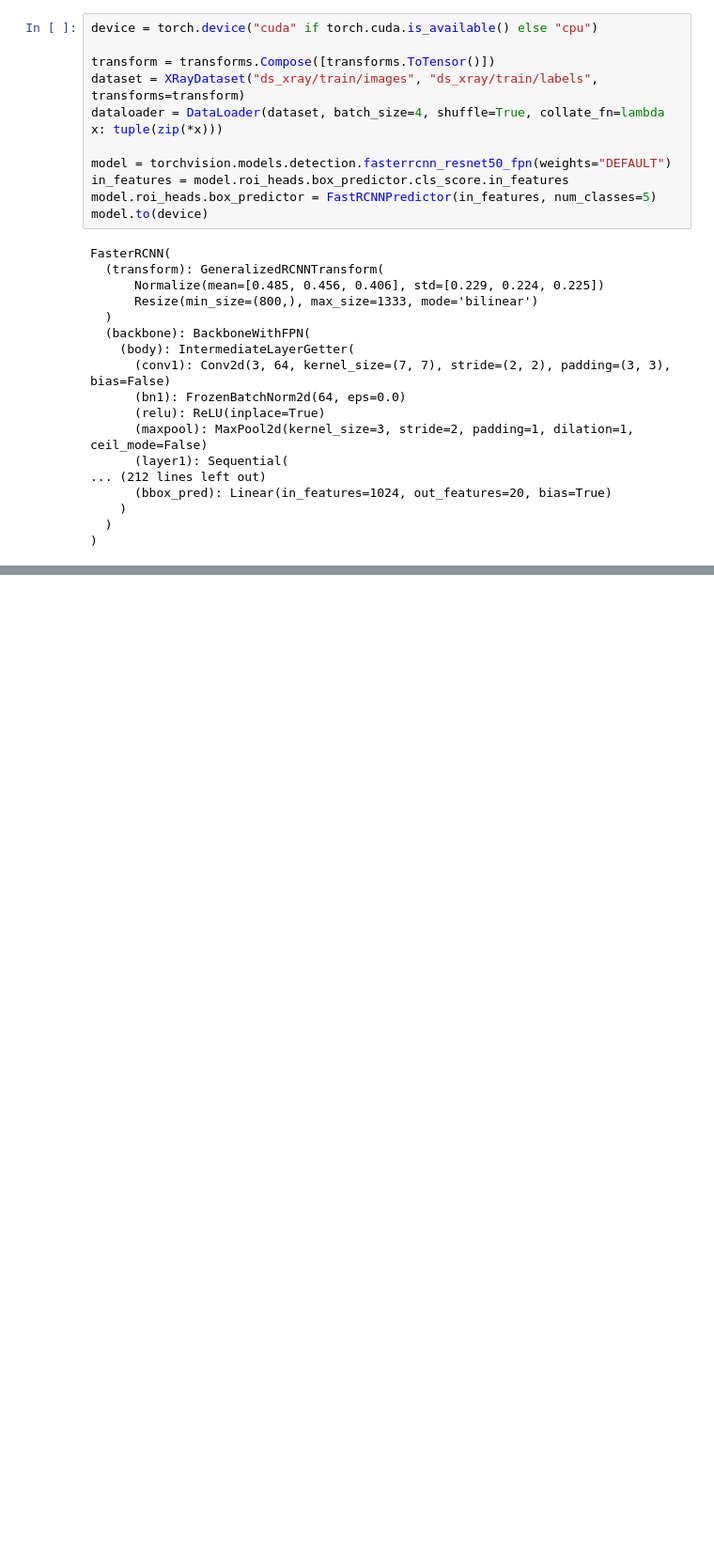
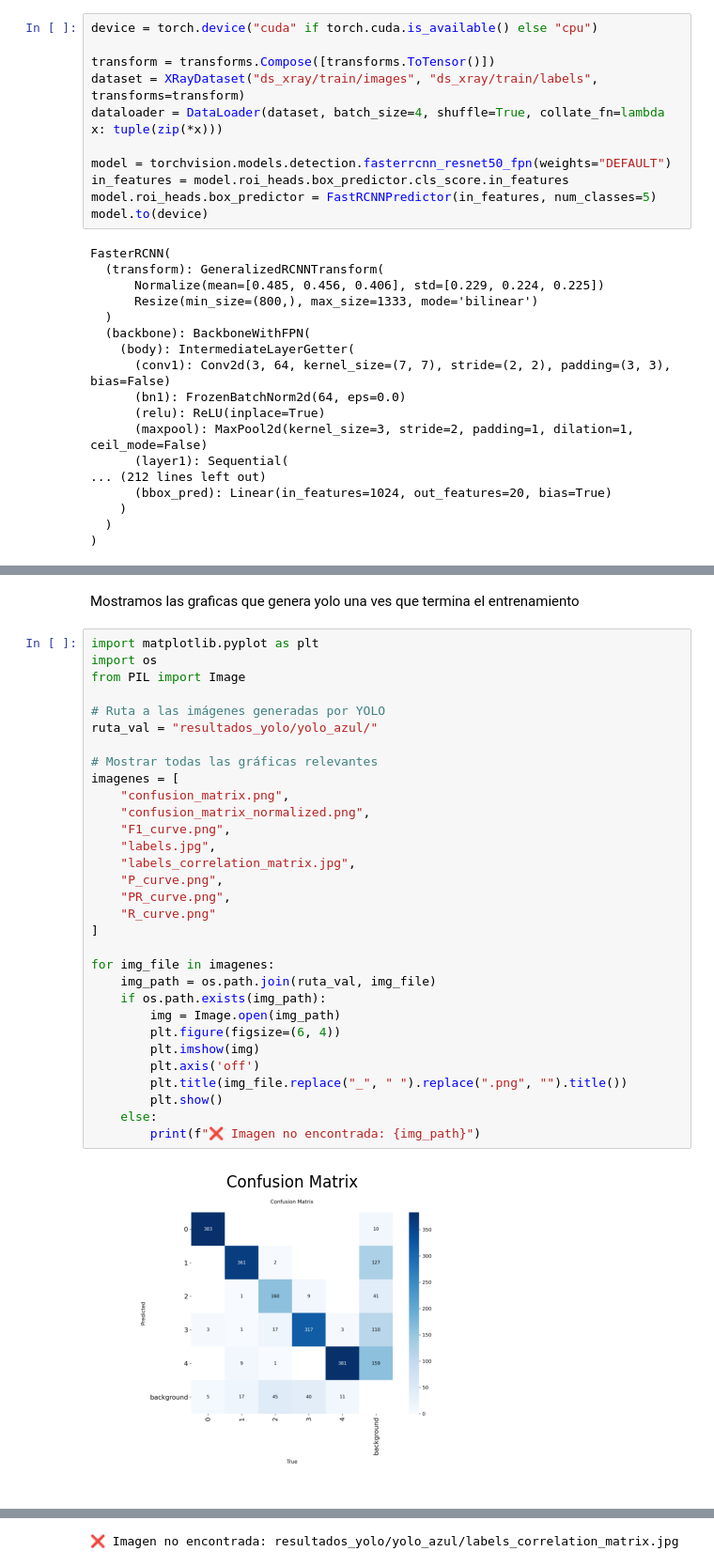
Before and after one commit to Chelodromo/vpcII_carreras_fajardo_mas, a Jupyter notebook: trabajo_integrador_x_ray.ipynb, the cells around one changed output, grey strips where cells are left out. Shown at 94% size. Cells and saved outputs as stored; diff of their text form; blank space fills up the shorter version.

```diff
--- a/trabajo_integrador_x_ray.ipynb
+++ b/trabajo_integrador_x_ray.ipynb
@@ -943,0 +1010,35 @@ Starting training for 30 epochs...
+# %% [markdown]
+Mostramos las graficas que genera yolo una ves que termina el entrenamiento
+# %%
+import matplotlib.pyplot as plt
+import os
+from PIL import Image
+
+# Ruta a las imágenes generadas por YOLO
+ruta_val = "resultados_yolo/yolo_azul/"
+
+# Mostrar todas las gráficas relevantes
+imagenes = [
+    "confusion_matrix.png",
+    "confusion_matrix_normalized.png",
+    "F1_curve.png",
+    "labels.jpg",
+    "labels_correlation_matrix.jpg",
+    "P_curve.png",
+    "PR_curve.png",
+    "R_curve.png"
+]
+
+for img_file in imagenes:
+    img_path = os.path.join(ruta_val, img_file)
+    if os.path.exists(img_path):
+        img = Image.open(img_path)
+        plt.figure(figsize=(6, 4))
+        plt.imshow(img)
+        plt.axis('off')
+        plt.title(img_file.replace("_", " ").replace(".png", "").title())
+        plt.show()
+    else:
+        print(f"❌ Imagen no encontrada: {img_path}")
+# %% [output]
+[figure, added]
@@ -943,0 +1048 @@ Starting training for 30 epochs...
+❌ Imagen no encontrada: resultados_yolo/yolo_azul/labels_correlation_matrix.jpg
```
Also changed, not shown: parts of 24 cells of this notebook.
